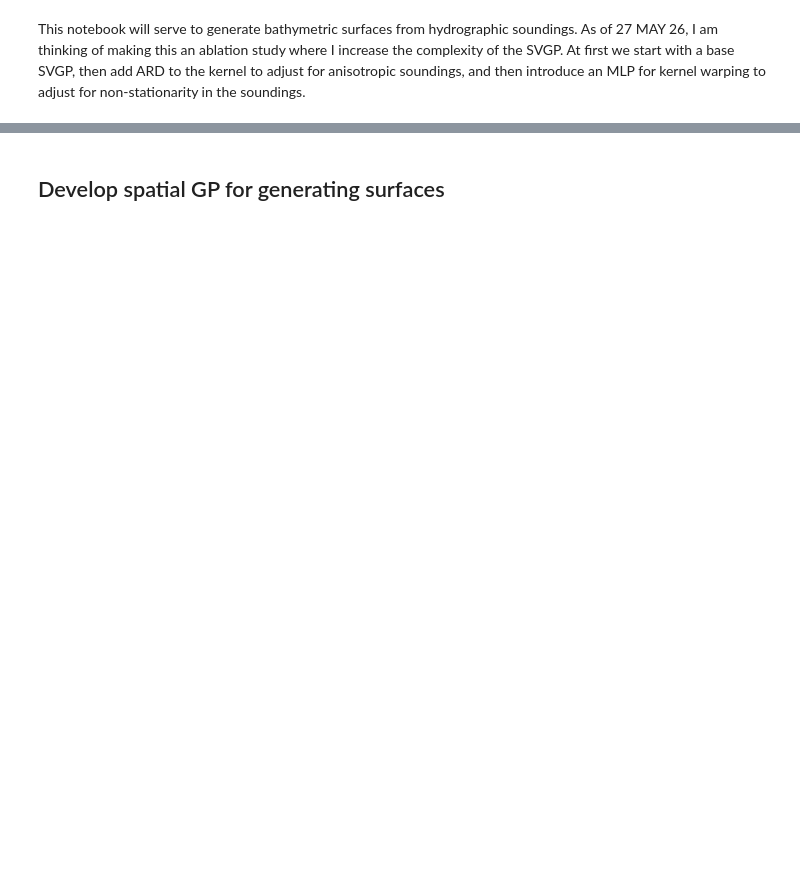
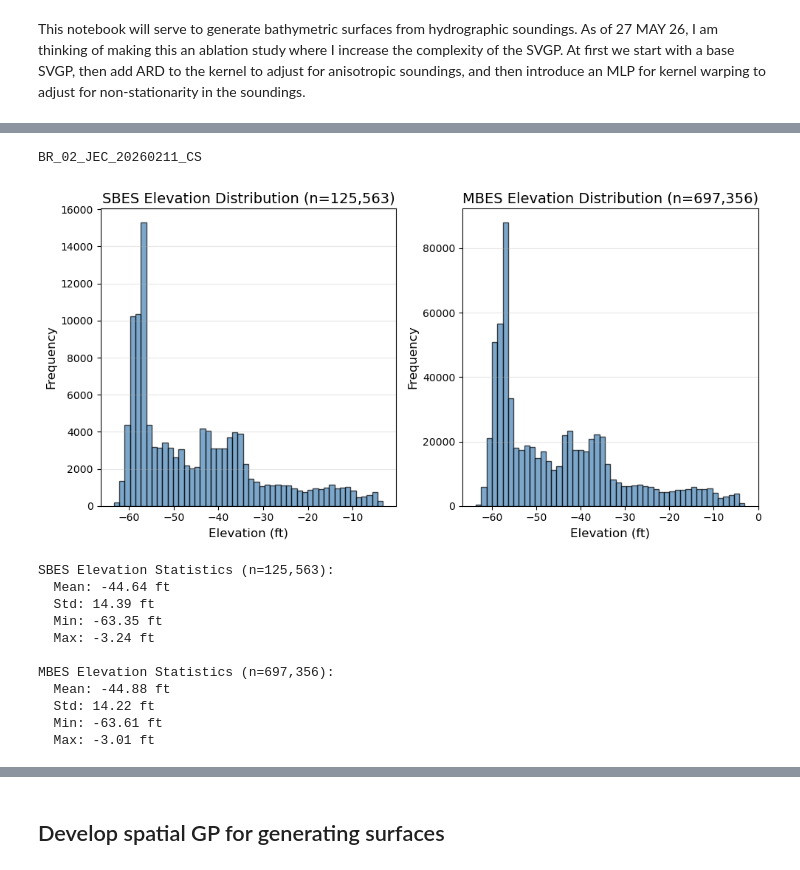
Before and after one commit to wc-caldwell/eHydroInterpolation, a Jupyter notebook: notebooks/SE5c_SVGP.ipynb, the cells around one changed output, grey strips where cells are left out. Cells and saved outputs as stored; diff of their text form; code cells hidden in the pictures; blank space fills up the shorter version.

```diff
--- a/notebooks/SE5c_SVGP.ipynb
+++ b/notebooks/SE5c_SVGP.ipynb
@@ -131,7 +154,8 @@ for _, items in pd.read_csv(crs_data).iterrows():
 
 # NOTE: 24 is huge, may need to do it on ms-a1 since more ram available to cpu. Like 1.5 million points for the initial full singlebeam
 
-survey = list(data_pairs.keys())[24]
+# survey = list(data_pairs.keys())[24]
+survey = "BR_02_JEC_20260211_CS"
 print(survey)
 # survey = "CL_02_UDS_20260305_CS_A"    # UDS example for figures
 
@@ -168,33 +192,47 @@ fig, ax = plt.subplots(1,2, figsize=(10, 5))
 
 # Histogram for sbes_z
 ax[0].hist(sbes_z, bins=50, color='steelblue', edgecolor='black', alpha=0.7)
 ax[0].set_xlabel('Elevation (ft)', fontsize=12)
 ax[0].set_ylabel('Frequency', fontsize=12)
 ax[0].set_title(f'SBES Elevation Distribution (n={len(sbes_z):,})', fontsize=14)
 ax[0].grid(axis='y', alpha=0.3)
 
 # Histogram for mbes_z
 ax[1].hist(mbes_z, bins=50, color='steelblue', edgecolor='black', alpha=0.7)
 ax[1].set_xlabel('Elevation (ft)', fontsize=12)
 ax[1].set_ylabel('Frequency', fontsize=12)
 ax[1].set_title(f'MBES Elevation Distribution (n={len(mbes_z):,})', fontsize=14)
 ax[1].grid(axis='y', alpha=0.3)
 
 plt.tight_layout()
 plt.show()
 
 # Print summary statistics
 print(f"\nSBES Elevation Statistics (n={len(sbes_z):,}):")
 print(f"  Mean: {np.mean(sbes_z):.2f} ft")
 print(f"  Std: {np.std(sbes_z):.2f} ft")
 print(f"  Min: {np.min(sbes_z):.2f} ft")
 print(f"  Max: {np.max(sbes_z):.2f} ft")
 
 print(f"\nMBES Elevation Statistics (n={len(mbes_z):,}):")
 print(f"  Mean: {np.mean(mbes_z):.2f} ft")
 print(f"  Std: {np.std(mbes_z):.2f} ft")
 print(f"  Min: {np.min(mbes_z):.2f} ft")
 print(f"  Max: {np.max(mbes_z):.2f} ft")
+# %% [output]
+BR_02_JEC_20260211_CS
+[figure, added]
+SBES Elevation Statistics (n=125,563):
+  Mean: -44.64 ft
+  Std: 14.39 ft
+  Min: -63.35 ft
+  Max: -3.24 ft
+
+MBES Elevation Statistics (n=697,356):
+  Mean: -44.88 ft
+  Std: 14.22 ft
+  Min: -63.61 ft
+  Max: -3.01 ft
 # %%
 class GPModel(ApproximateGP):
     def __init__(self, inducing_points, train_x, train_y):
```
Also changed, not shown: parts of 6 cells of this notebook.
